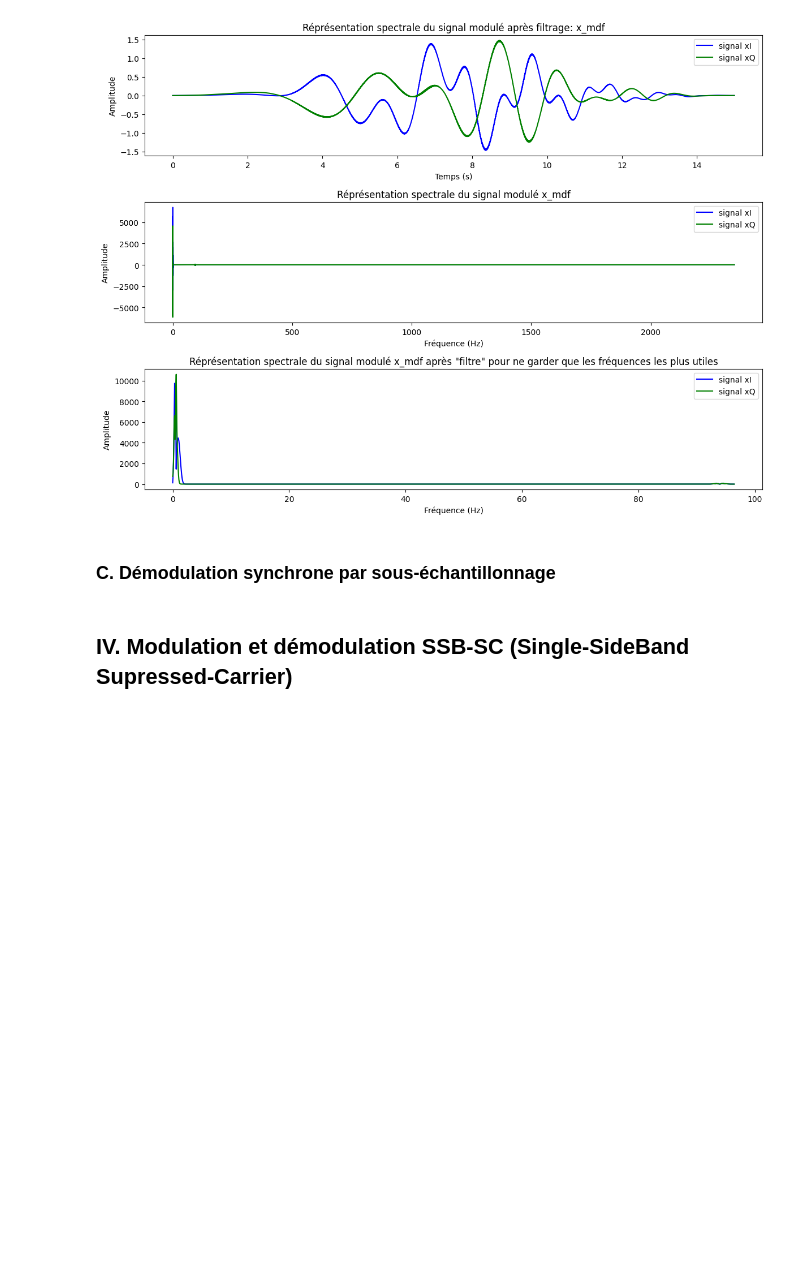
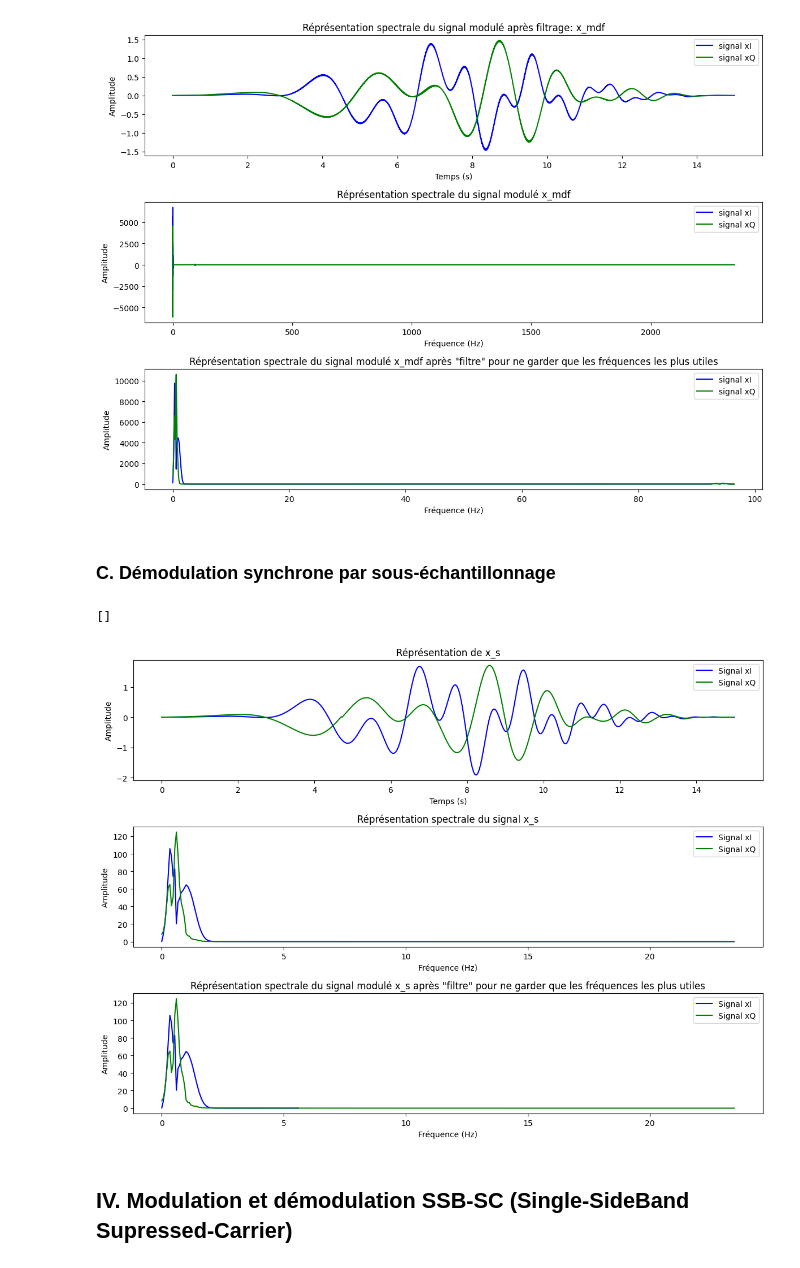
Before and after one commit to TomSchippke/PROJETS_S2, a Jupyter notebook: Mini_Projet_LAGARDE_SCHIPPKE.ipynb, the cells around one changed output. Drawn from its saved outputs; the diff is of its cells as text; code cells hidden in the pictures; blank space fills up the shorter version.

```diff
--- a/Mini_Projet_LAGARDE_SCHIPPKE.ipynb
+++ b/Mini_Projet_LAGARDE_SCHIPPKE.ipynb
@@ -814,6 +819,83 @@ plt.show()
 [figure]
 # %% [markdown]
 ### C. Démodulation synchrone par sous-échantillonnage
+# %%
+n=1
+N_m=len(x_mIQ)
+f_s=fc/n
+dt=1/f_s #pas d'échantillonnage
+
+x_sI=[]
+t1I=[]
+t_compI=int(0)
+
+while t_compI<T:
+    indice=int(np.floor(t_compI*N_m/T))
+    x_sI.append(x_mIQ[indice])
+    t1I.append(t_compI)
+    t_compI+=dt
+
+x_sQ=[]
+t1Q=[]
+t_compQ=int(0)
+indiceQ=0
+while indiceQ<(N_m-1):
+    x_sQ.append(x_mIQ[indiceQ])
+    t1Q.append(t_compQ)
+    t_compQ+=dt
+    indiceQ=int(np.floor((t_compQ+1/(4*fc))*N_m/T))
+
+
+x_sI=np.array(x_sI)
+t1I=np.array(t1I)
+x_sQ=np.array(x_sQ)
+t1Q=np.array(t1Q)
+
+
+#Représentation temporelle du signal
+plt.figure(figsize=(12, 9))
+
+plt.subplot(3, 1, 1)
+plt.plot(t1I,x_sI, color='blue', label='Signal xI')
+plt.plot(t1Q,x_sQ, color='green', label='Signal xQ')
+plt.xlabel('Temps (s)')
+plt.ylabel('Amplitude')
+plt.title('Réprésentation de x_s')
+plt.legend(loc='upper right')
+
+X_sI=np.fft.fft(x_sI)
+freq_sI=np.fft.fftfreq(len(X_sI), d=1/f_s)
+X_sQ=np.fft.fft(x_sQ)
+freq_sQ=np.fft.fftfreq(len(X_sQ), d=1/f_s)
+
+plt.subplot(3, 1, 2)
+plt.plot(freq_sI[freq_sI>=0],np.abs(X_sI[freq_sI>=0]), color='blue', label='Signal xI')
+plt.plot(freq_sQ[freq_sQ>=0],np.abs(X_sQ[freq_sQ>=0]), color='green', label='Signal xQ')
+plt.xlabel('Fréquence (Hz)')
+plt.ylabel('Amplitude')
+plt.title('Réprésentation spectrale du signal x_s')
+plt.legend(loc='upper right')
+
+indice_à_garderI = np.abs(X_sI) > 0.01
+X_s_tildI=X_sI[indice_à_garderI]
+freq_s_tildI=freq_sI[indice_à_garderI]
+indice_à_garderQ = np.abs(X_sQ) > 0.01
+X_s_tildQ=X_sQ[indice_à_garderQ]
+freq_s_tildQ=freq_sQ[indice_à_garderQ]
+
+plt.subplot(3, 1, 3)
+plt.plot(freq_s_tildI[freq_s_tildI>=0],np.abs(X_s_tildI[freq_s_tildI>=0]), color='blue', label='Signal xI')
+plt.plot(freq_s_tildQ[freq_s_tildQ>=0],np.abs(X_s_tildQ[freq_s_tildQ>=0]), color='green', label='Signal xQ')
+plt.xlabel('Fréquence (Hz)')
+plt.ylabel('Amplitude')
+plt.title('Réprésentation spectrale du signal modulé x_s après "filtre" pour ne garder que les fréquences les plus utiles')
+plt.legend(loc='upper right')
+
+plt.tight_layout()
+plt.plot()
+# %% [output]
+[]
+[figure, added]
 # %% [markdown]
 ## IV. Modulation et démodulation SSB-SC (Single-SideBand Supressed-Carrier)
 # %% [markdown]
```
Also changed, not shown: parts of 4 cells of this notebook.
